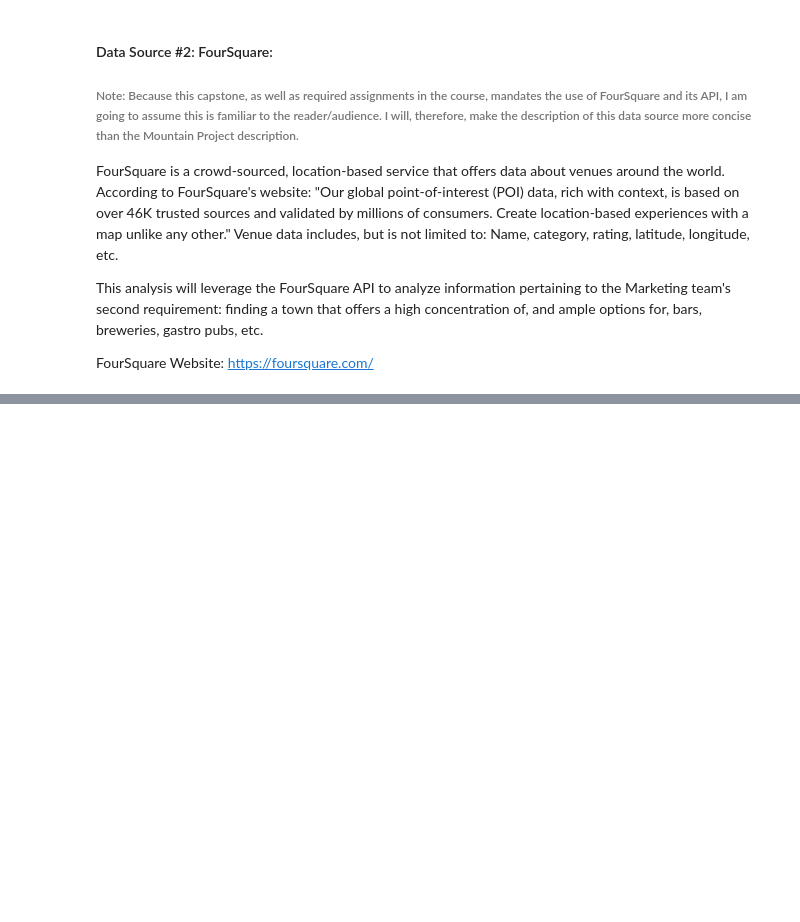
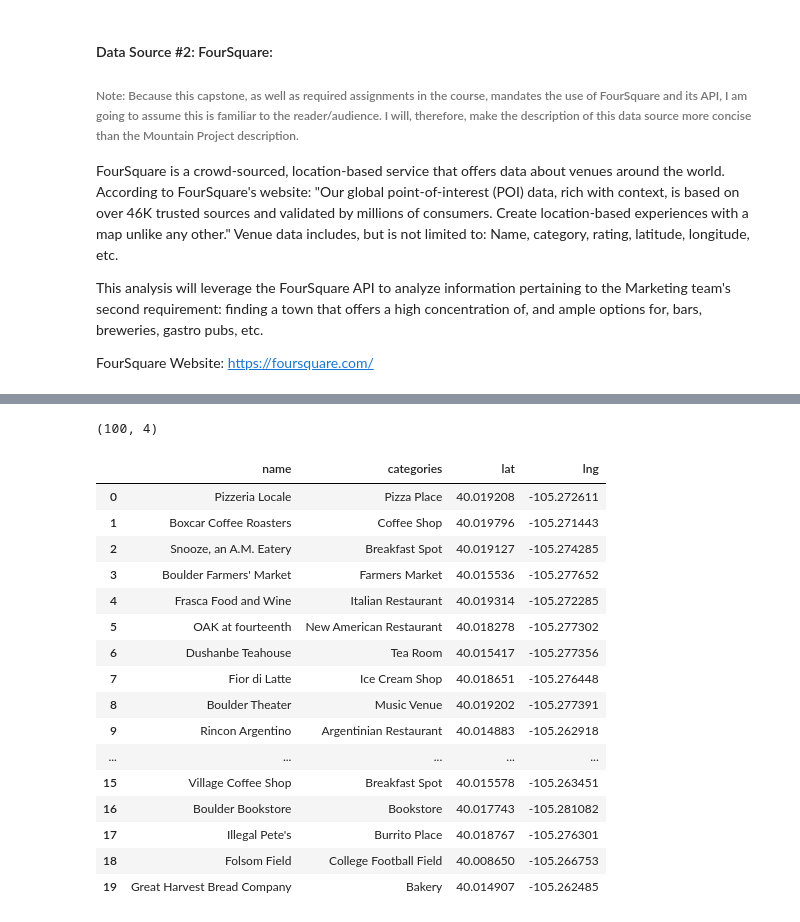
Before and after one commit to temcginley/Coursera_Capstone, a Jupyter notebook: Final Capstone Assignment.ipynb, the cells around one changed output, grey strips where cells are left out. Cells and saved outputs as stored; diff of their text form; code cells hidden in the pictures; blank space fills up the shorter version.

```diff
--- a/Final Capstone Assignment.ipynb
+++ b/Final Capstone Assignment.ipynb
@@ -53,0 +739,12 @@ FourSquare Website:  https://foursquare.com/
+# %%
+# function that extracts the category of the venue
+def get_category_type(row):
+    try:
+        categories_list = row['categories']
+    except:
+        categories_list = row['venue.categories']
+
+    if len(categories_list) == 0:
+        return None
+    else:
+        return categories_list[0]['name']
@@ -53,0 +908,16 @@ FourSquare Website:  https://foursquare.com/
+# %%
+#Getting the top venues near Boulder within 5000 meters
+radius2 = 5000
+#create url
+urlBO3 = 'https://api.foursquare.com/v2/venues/explore?&client_id={}&client_secret={}&v={}&ll={},{}&radius={}&limit={}'.format(
+    CLIENT_ID,
+    CLIENT_SECRET,
+    VERSION,
+    latitudeBO,
+    longitudeBO,
+    radius2,
+    LIMIT2)
+# %%
+#Sending Get requests to FourSquare for Boulder
+resultsBO3 = requests.get(urlBO3).json()
+resultsBO3
@@ -53,0 +942,36 @@ FourSquare Website:  https://foursquare.com/
+# %%
+#Cleaning and structuring into DFs
+venuesBO3 = resultsBO3['response']['groups'][0]['items']
+
+nearby_venuesBO3 = json_normalize(venuesBO3) # flatten JSON
+
+# filter columns
+filtered_columns3 = ['venue.name', 'venue.categories', 'venue.location.lat', 'venue.location.lng']
+nearby_venuesBO3 =nearby_venuesBO3.loc[:, filtered_columns3]
+
+# filter the category for each row
+nearby_venuesBO3['venue.categories'] = nearby_venuesBO3.apply(get_category_type, axis=1)
+
+# clean columns
+nearby_venuesBO3.columns = [col.split(".")[-1] for col in nearby_venuesBO3.columns]
+print(nearby_venuesBO3.shape)
+nearby_venuesBO3.head(20)
+# %% [output]
+(100, 4)
+|  | name | categories | lat | lng |
+| 0 | Pizzeria Locale | Pizza Place | 40.019208 | -105.272611 |
+| 1 | Boxcar Coffee Roasters | Coffee Shop | 40.019796 | -105.271443 |
+| 2 | Snooze, an A.M. Eatery | Breakfast Spot | 40.019127 | -105.274285 |
+| 3 | Boulder Farmers' Market | Farmers Market | 40.015536 | -105.277652 |
+| 4 | Frasca Food and Wine | Italian Restaurant | 40.019314 | -105.272285 |
+| 5 | OAK at fourteenth | New American Restaurant | 40.018278 | -105.277302 |
+| 6 | Dushanbe Teahouse | Tea Room | 40.015417 | -105.277356 |
+| 7 | Fior di Latte | Ice Cream Shop | 40.018651 | -105.276448 |
+| 8 | Boulder Theater | Music Venue | 40.019202 | -105.277391 |
+| 9 | Rincon Argentino | Argentinian Restaurant | 40.014883 | -105.262918 |
+| ... | ... | ... | ... | ... |
+| 15 | Village Coffee Shop | Breakfast Spot | 40.015578 | -105.263451 |
+| 16 | Boulder Bookstore | Bookstore | 40.017743 | -105.281082 |
+| 17 | Illegal Pete's | Burrito Place | 40.018767 | -105.276301 |
+| 18 | Folsom Field | College Football Field | 40.008650 | -105.266753 |
+| 19 | Great Harvest Bread Company | Bakery | 40.014907 | -105.262485 |
```
Also changed, not shown: parts of 56 cells of this notebook.
